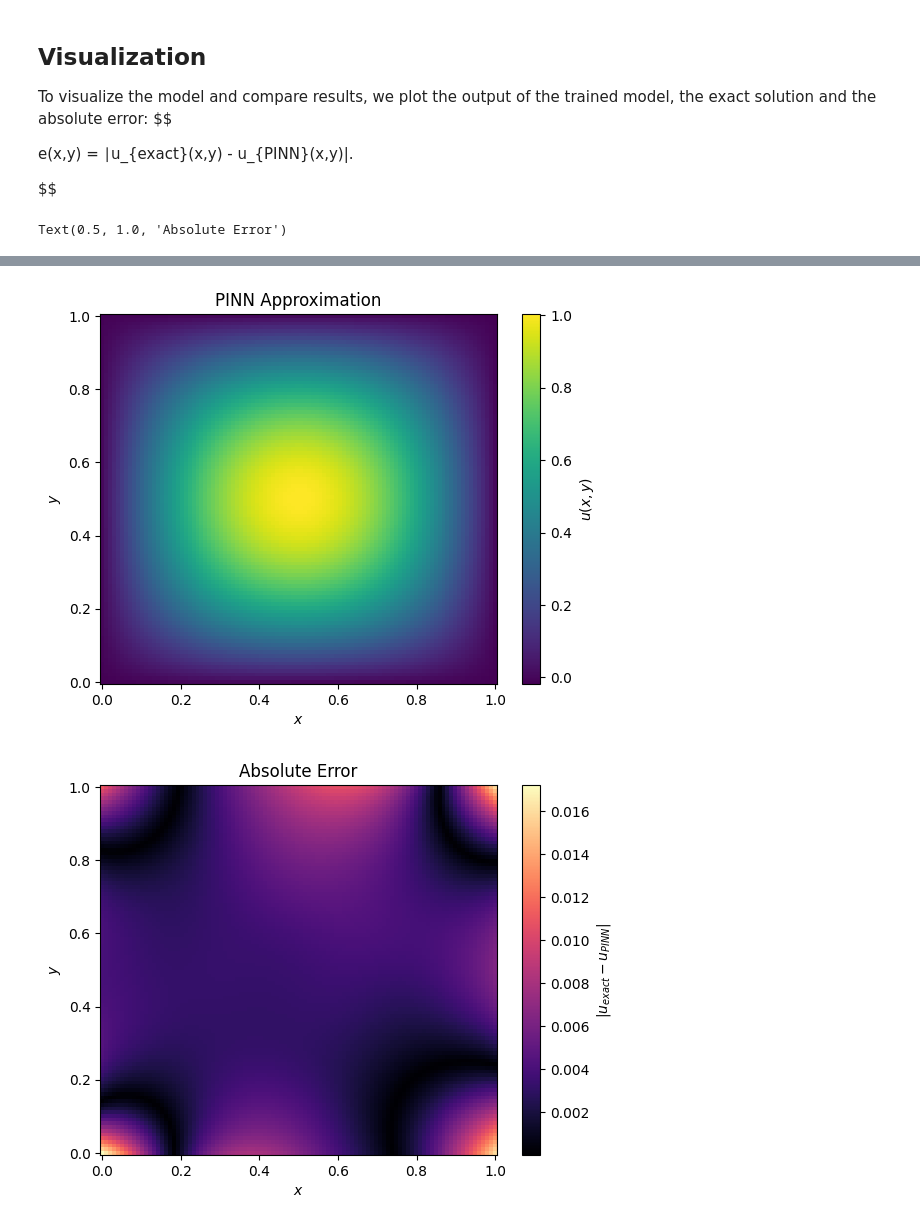
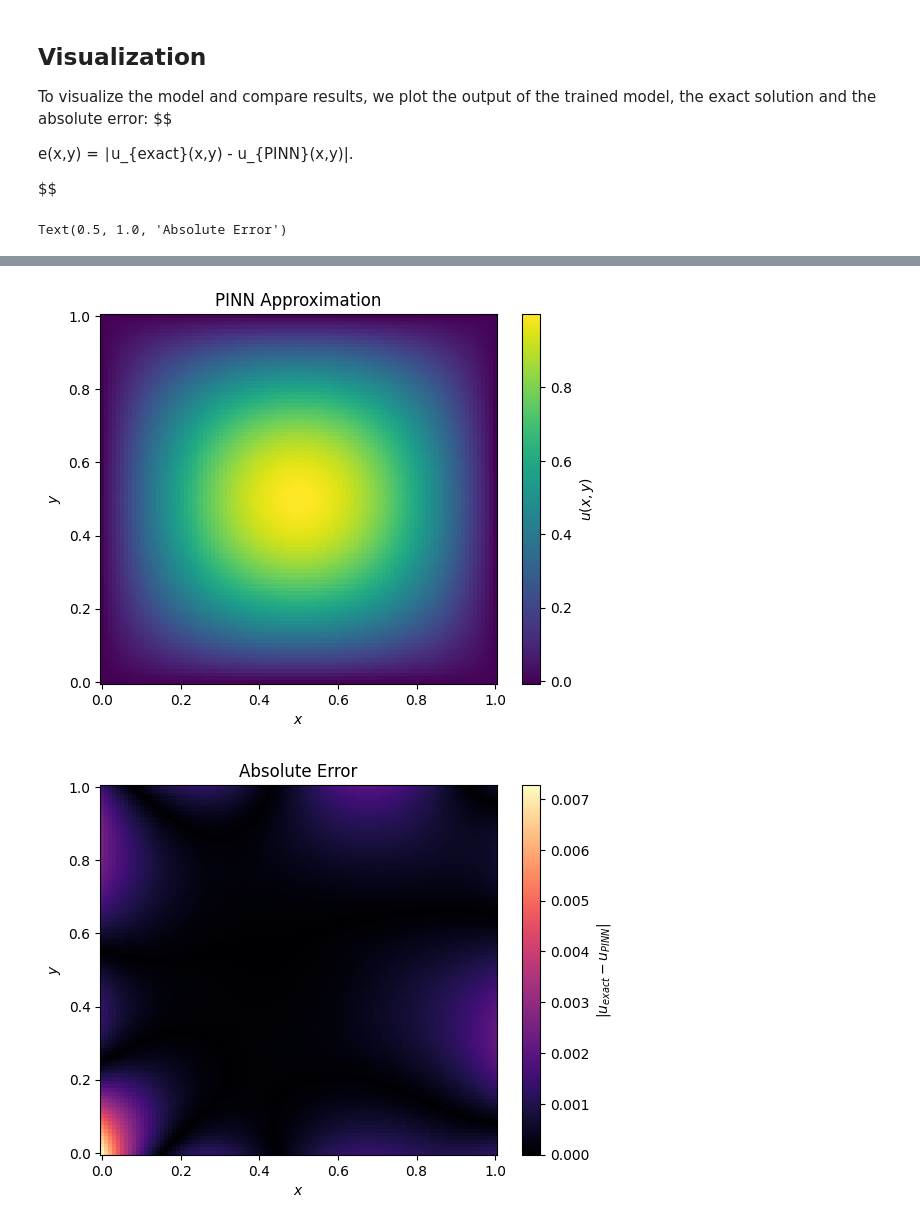
Before and after one commit to munozmfrancisco/PINNs, a Jupyter notebook: PDEs/Forward/poisson.ipynb, the cells around one changed output, grey strips where cells are left out. Saved outputs shown, nothing was run; the diff lists cells and outputs as text; code cells hidden in the pictures.

```diff
--- a/PDEs/Forward/poisson.ipynb
+++ b/PDEs/Forward/poisson.ipynb
@@ -35,13 +35,13 @@ Now, we set the parameters of the neural network: it has a structure with 1 inpu
 # %%
 inputs = 2
 outputs = 1
-hn_1 = 32
-hn_2 = 32
-hn_3 = 32
+hn_1 = 64
+hn_2 = 64
+hn_3 = 64
 steps = 0
-max_steps = 10000
+max_steps = 20000
 loss = 10
-min_loss = 1e-3
+min_loss = 1e-4
 log_each = 500
 samples = 200
 loss_values = []
@@ -48,13 +50,19 @@ loss_values = []
+# %%
+class Sine(nn.Module):
+    def __init__(self):
+        super().__init__()
+    def forward(self, x):
+        return torch.sin(x)
 # %% [markdown]
 The multilayer perceptron (MLP) structure is:
 # %%
 mlp = nn.Sequential(
     nn.Linear(inputs,hn_1),
-    nn.Tanh(),
+    Sine(),
     nn.Linear(hn_1, hn_2),
-    nn.Tanh(),
+    Sine(),
     nn.Linear(hn_2, hn_3),
-    nn.Tanh(),
+    Sine(),
     nn.Linear(hn_3, outputs)
 )
 
@@ -171,7 +183,7 @@ nx = ny = int(samples/2)
 x = torch.linspace(0, 1, nx)
 y = torch.linspace(0, 1, ny)
 
-X_mesh, Y_mesh = torch.meshgrid(x, y)
+X_mesh, Y_mesh = torch.meshgrid(x, y, indexing='xy')
 
 def sol(x,y):
     return sin(pi * x) * sin(pi * y)
@@ -184,32 +196,32 @@ with torch.no_grad():
 
 X_mesh = X_mesh.detach().numpy()
 Y_mesh = Y_mesh.detach().numpy()
 result = Y.detach().numpy()
 
 plt.figure()
 pcm = plt.pcolormesh(X_mesh, Y_mesh, U, shading='auto', cmap='viridis')
 plt.colorbar(pcm, label=r'$u(x,y)$')
 plt.xlabel('$x$')
 plt.ylabel('$y$')
 plt.title('Exact Solution')
 
 plt.figure()
 pcm = plt.pcolormesh(X_mesh, Y_mesh, result, shading='auto', cmap='viridis')
 plt.colorbar(pcm, label=r'$u(x,y)$')
 plt.xlabel('$x$')
 plt.ylabel('$y$')
 plt.title('PINN Approximation')
 
 error = np.abs(U - result)
 
 plt.figure()
 pcm = plt.pcolormesh(X_mesh, Y_mesh, error, shading='auto', cmap='magma')
 plt.colorbar(pcm, label=r'$|u_{exact} - u_{PINN}|$')
 plt.xlabel('$x$')
 plt.ylabel('$y$')
 plt.title('Absolute Error')
 # %% [output]
 Text(0.5, 1.0, 'Absolute Error')
 [figure]
-[figure, old version]
+[figure, new version]
-[figure, old version]
+[figure, new version]
```
Also changed, not shown: parts of 4 cells of this notebook.
